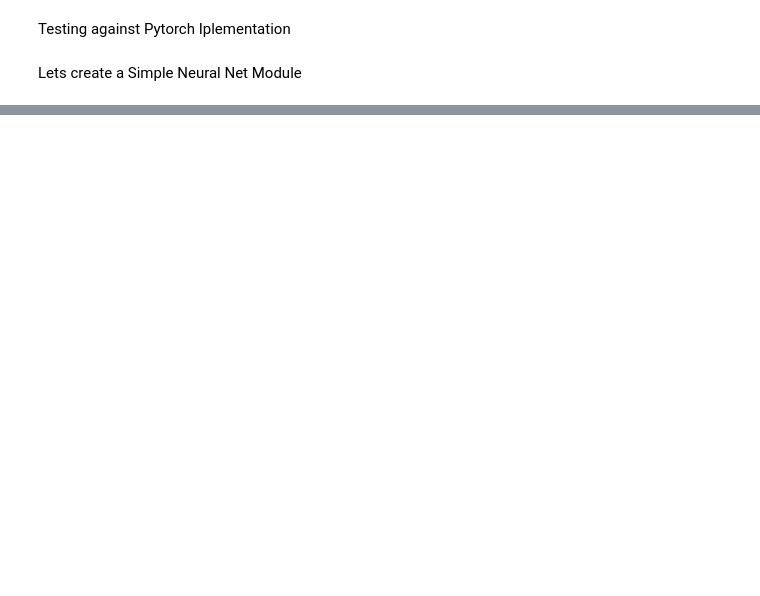
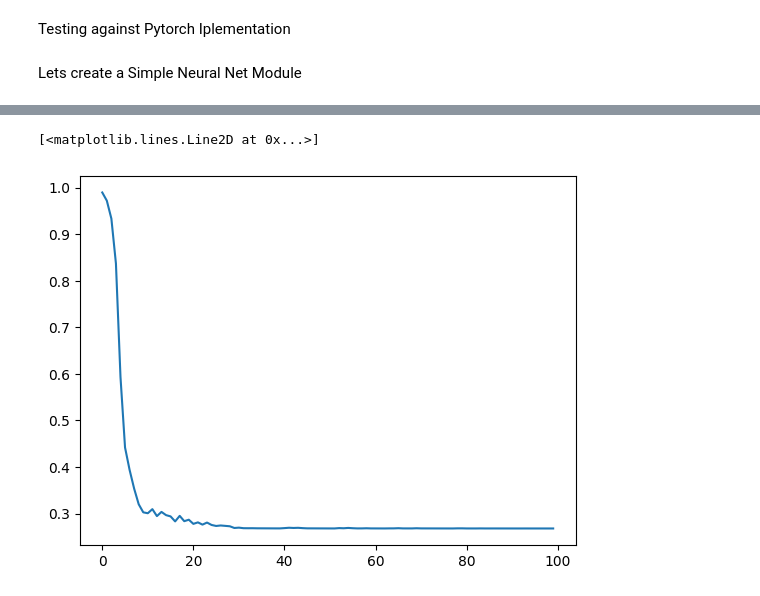
Before and after one commit to diegommezp28/DL_architectures, a Jupyter notebook: notebooks/classic_ml/microGrad.ipynb, the cells around one changed output, grey strips where cells are left out. Saved outputs shown, nothing was run; the diff lists cells and outputs as text; code cells hidden in the pictures; blank space fills up the shorter version.

```diff
--- a/notebooks/classic_ml/microGrad.ipynb
+++ b/notebooks/classic_ml/microGrad.ipynb
@@ -434,0 +441,5 @@ draw_dot(f[0])
+# %%
+activations = ['tanh', 'tanh', '']
+net = NeuralNet([2, 16, 16, 1], activations)
+print(net)
+print(f'Number of parameters: {len(net.parameters)}')
@@ -434,0 +455,19 @@ draw_dot(f[0])
+# %%
+def max_margin_loss(Y_hat, Y):
+    # forward the model to get scores
+    # print(Y_hat)
+
+    # svm "max-margin" loss
+    losses = [(1 + -yi*scorei).relu() for yi, scorei in zip(Y, Y_hat)]
+    data_loss = sum(losses) * (1.0 / len(losses))
+    # L2 regularization
+    alpha = 1e-4
+    reg_loss = alpha * sum((p*p for p in net.parameters))
+    total_loss = data_loss + reg_loss
+
+    # also get accuracy
+    accuracy = [(yi > 0) == (scorei.data > 0) for yi, scorei in zip(Y, Y_hat)]
+    return total_loss, sum(accuracy) / len(accuracy), accuracy
+# %%
+%%time
+losses, accuracy, l = net.backward(X, y, max_margin_loss, epochs=100, lr=0.15)
@@ -434,0 +477,5 @@ draw_dot(f[0])
+# %%
+plt.plot(losses)
+# %% [output]
+[<matplotlib.lines.Line2D at 0x...>]
+[figure, added]
```
Also changed, not shown: parts of 8 cells of this notebook, 21 other files.
